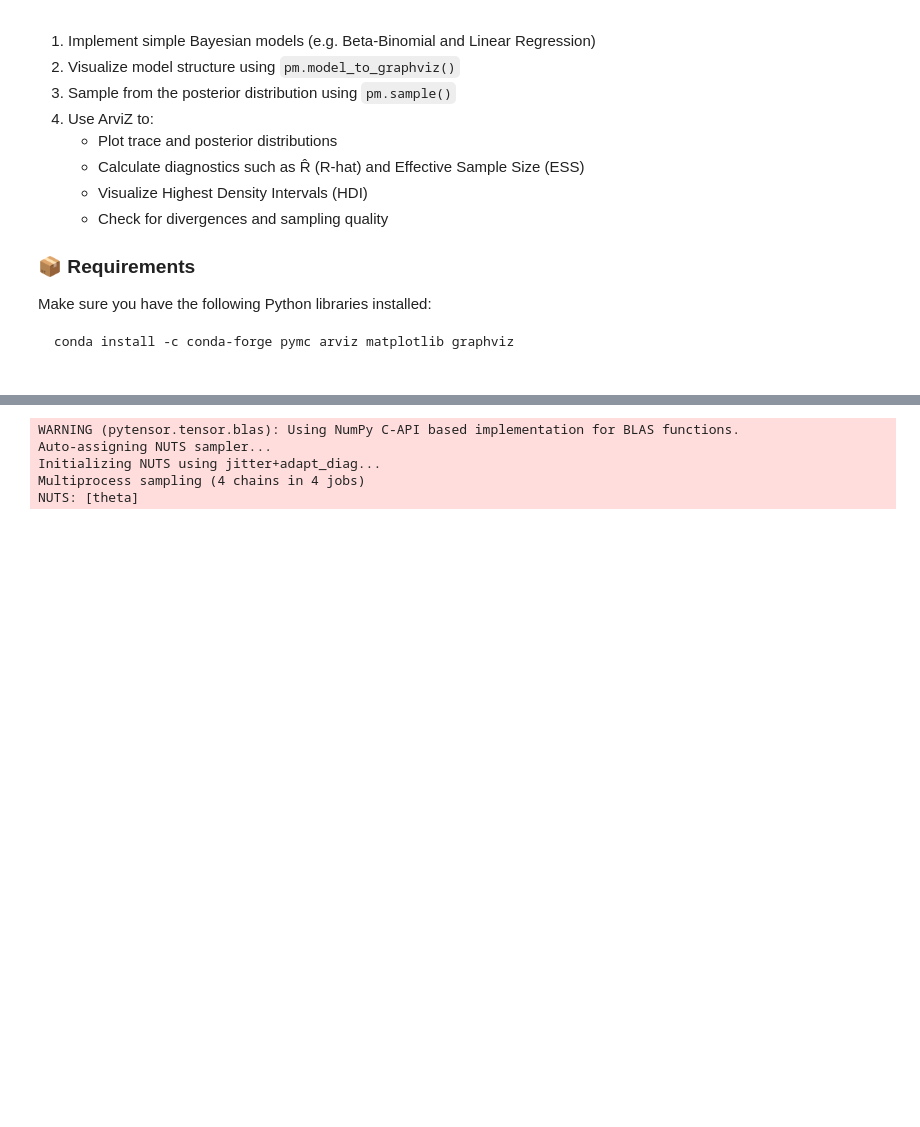
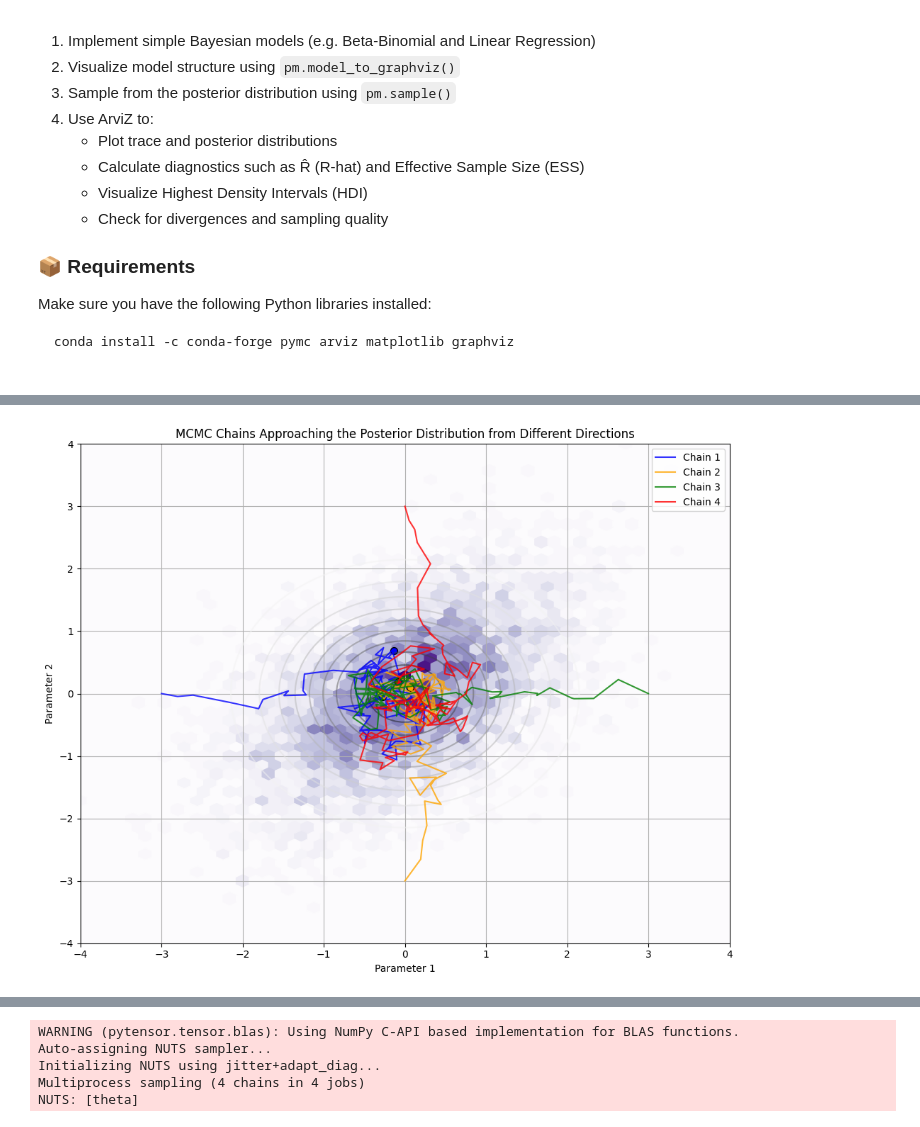
Before and after one commit to Andres1984/WinterUTEC2025Montevideo, a Jupyter notebook: Code/LabPYMC.ipynb, the cells around one changed output, grey strips where cells are left out. Cells and saved outputs as stored; diff of their text form; code cells hidden in the pictures; blank space fills up the shorter version.

```diff
--- a/Code/LabPYMC.ipynb
+++ b/Code/LabPYMC.ipynb
@@ -34,0 +87,49 @@ conda install -c conda-forge pymc arviz matplotlib graphviz
+# %%
+import matplotlib.pyplot as plt
+import numpy as np
+
+# Set random seed for reproducibility
+np.random.seed(42)
+
+# Define the posterior distribution (a 2D Gaussian)
+mean = np.array([0, 0])
+cov = np.array([[1, 0.5], [0.5, 1]])
+x, y = np.random.multivariate_normal(mean, cov, 5000).T
+
+# Simulate 4 chains starting from different directions
+n_steps = 100
+colors = ['blue', 'orange', 'green', 'red']
+starts = [np.array([-3, 0]), np.array([0, -3]), np.array([3, 0]), np.array([0, 3])]
+chains = []
+
+for start in starts:
+    steps = [start]
+    for i in range(1, n_steps):
+        # Move toward the mean with some randomness
+        new_step = steps[-1] + 0.15 * np.random.randn(2) + 0.1 * (mean - steps[-1])
+        steps.append(new_step)
+    chains.append(np.array(steps))
+
+# Plot the target distribution
+plt.figure(figsize=(10, 8))
+plt.hexbin(x, y, gridsize=50, cmap='Purples', extent=[-4, 4, -4, 4])
+
+# Add contour
+xg, yg = np.meshgrid(np.linspace(-4, 4, 100), np.linspace(-4, 4, 100))
+zg = np.exp(-0.5 * (np.square(xg - mean[0]) + np.square(yg - mean[1])))
+plt.contour(xg, yg, zg, levels=10, cmap='Greys', alpha=0.5)
+
+# Plot chains
+for i, chain in enumerate(chains):
+    plt.plot(chain[:, 0], chain[:, 1], label=f'Chain {i+1}', color=colors[i], alpha=0.8)
+    plt.scatter(chain[-1, 0], chain[-1, 1], color=colors[i], s=50, edgecolor='k')
+
+plt.title("MCMC Chains Approaching the Posterior Distribution from Different Directions")
+plt.xlabel("Parameter 1")
+plt.ylabel("Parameter 2")
+plt.legend()
+plt.grid(True)
+plt.tight_layout()
+plt.show()
+# %% [output]
+[figure, added]
```
Also changed, not shown: parts of 5 cells of this notebook.
